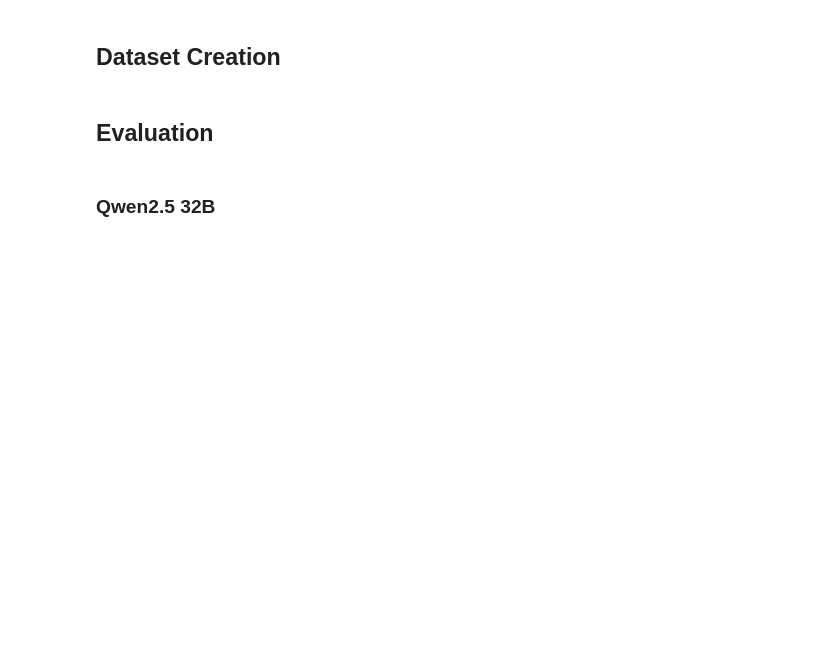
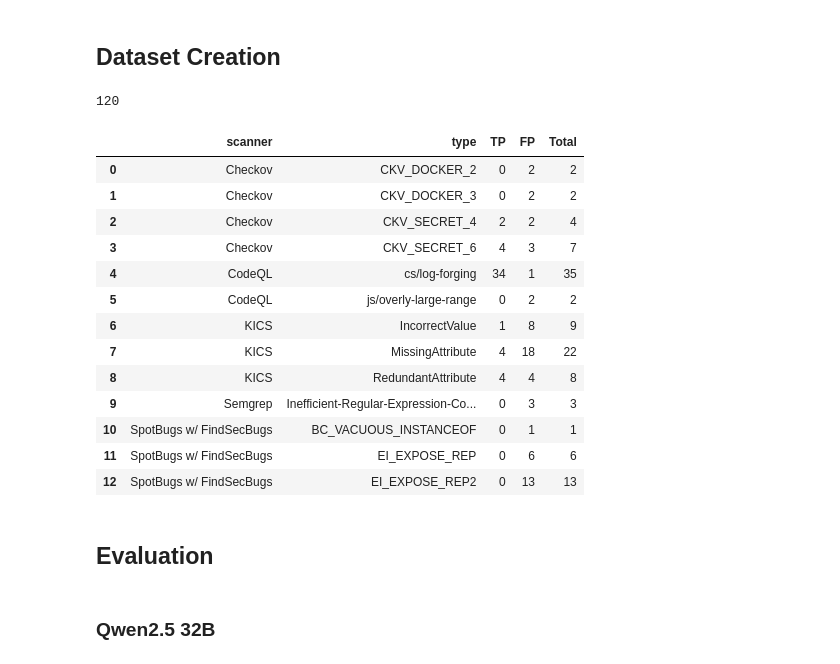
Before and after one commit to zumpious/towards-efficient-complementary-security-analysis-using-large-language-models, a Jupyter notebook: data/towards_efficient_complementary_security_analysis/evaluation.ipynb, the cells around one changed output. Cells and saved outputs as stored; diff of their text form; code cells hidden in the pictures; blank space fills up the shorter version.

```diff
--- a/data/towards_efficient_complementary_security_analysis/evaluation.ipynb
+++ b/data/towards_efficient_complementary_security_analysis/evaluation.ipynb
@@ -397,12 +394,13 @@ spotbugs_columns = {
 
 semgrep_columns = {
     'scanner': 'scanner',
-    'cweid': 'cwe',
+    'cwe_id': 'cwe',
     'category': 'category',
     'start_line': 'line of code',
     'classification': 'classification',
     'path': 'file',
-    'message': 'description'
+    'message': 'description',
+    'type': 'type'
 }
 
 kics_columns = {
@@ -452,8 +449,6 @@ for col in relevant_columns:
     semgrep_mnestix_results[col] = None
   if col not in spotbugs_aas_env_results.columns:
     spotbugs_aas_env_results[col] = None
-  if col not in spotbugs_basyx_components_results.columns:
-    spotbugs_basyx_components_results[col] = None
 # %%
 df_checkov = checkov_mnestix_results[relevant_columns]
 df_codeql = codeql_mnestix_results[relevant_columns]
@@ -464,7 +458,42 @@ df_soptbugs_basyx_copmponents_results = spotbugs_basyx_components_results[releva
 # %%
-combined_df = pd.concat([df_checkov, df_codeql, df_kics, df_semgrep, df_soptbugs_aas_env_results, df_soptbugs_basyx_copmponents_results], ignore_index=True)
+combined_df = pd.concat([df_checkov, df_codeql, df_kics, df_semgrep, df_soptbugs_aas_env_results], ignore_index=True)
 combined_df['findings_id'] = combined_df.index.astype(str)
 combined_df['real vulnerability'] = combined_df['classification'].apply(lambda x: True if x == 'TP' else False)
+# %%
+len(combined_df) #6 samples will be exluded as they were used for few-shot example generation
+# %% [output]
+120
+# %%
+type_scanner_counts = combined_df.groupby(['scanner', 'type']).size().reset_index(name='count')
+filtered_df = combined_df[~combined_df['findings_id'].isin(["107", "114", "119", "4", "65", "53"])] #exlucde few-shot examples
+# %%
+type_scanner_counts = filtered_df.groupby(['scanner', 'type']).size().reset_index(name='count')
+type_scanner_counts = type_scanner_counts.rename(columns={'count': 'Total'})
+
+tp_counts = filtered_df[filtered_df['classification'] == 'TP'].groupby(['scanner', 'type']).size().reset_index(name='TP')
+fp_counts = filtered_df[filtered_df['classification'] == 'FP'].groupby(['scanner', 'type']).size().reset_index(name='FP')
+
+type_scanner_counts = type_scanner_counts.merge(tp_counts, on=['scanner', 'type'], how='left') \
+                     .merge(fp_counts, on=['scanner', 'type'], how='left')
+type_scanner_counts = type_scanner_counts[['scanner', 'type', 'TP', 'FP', 'Total']]
+
+type_scanner_counts[['TP', 'FP']] = type_scanner_counts[['TP', 'FP']].fillna(0).astype(int)
+type_scanner_counts
+# %% [output]
+|  | scanner | type | TP | FP | Total |
+| 0 | Checkov | CKV_DOCKER_2 | 0 | 2 | 2 |
+| 1 | Checkov | CKV_DOCKER_3 | 0 | 2 | 2 |
+| 2 | Checkov | CKV_SECRET_4 | 2 | 2 | 4 |
+| 3 | Checkov | CKV_SECRET_6 | 4 | 3 | 7 |
+| 4 | CodeQL | cs/log-forging | 34 | 1 | 35 |
+| 5 | CodeQL | js/overly-large-range | 0 | 2 | 2 |
+| 6 | KICS | IncorrectValue | 1 | 8 | 9 |
+| 7 | KICS | MissingAttribute | 4 | 18 | 22 |
+| 8 | KICS | RedundantAttribute | 4 | 4 | 8 |
+| 9 | Semgrep | Inefficient-Regular-Expression-Co... | 0 | 3 | 3 |
+| 10 | SpotBugs w/ FindSecBugs | BC_VACUOUS_INSTANCEOF | 0 | 1 | 1 |
+| 11 | SpotBugs w/ FindSecBugs | EI_EXPOSE_REP | 0 | 6 | 6 |
+| 12 | SpotBugs w/ FindSecBugs | EI_EXPOSE_REP2 | 0 | 13 | 13 |
 # %% [markdown]
 ## Evaluation
 # %%
```
Also changed, not shown: parts of 11 cells of this notebook.
